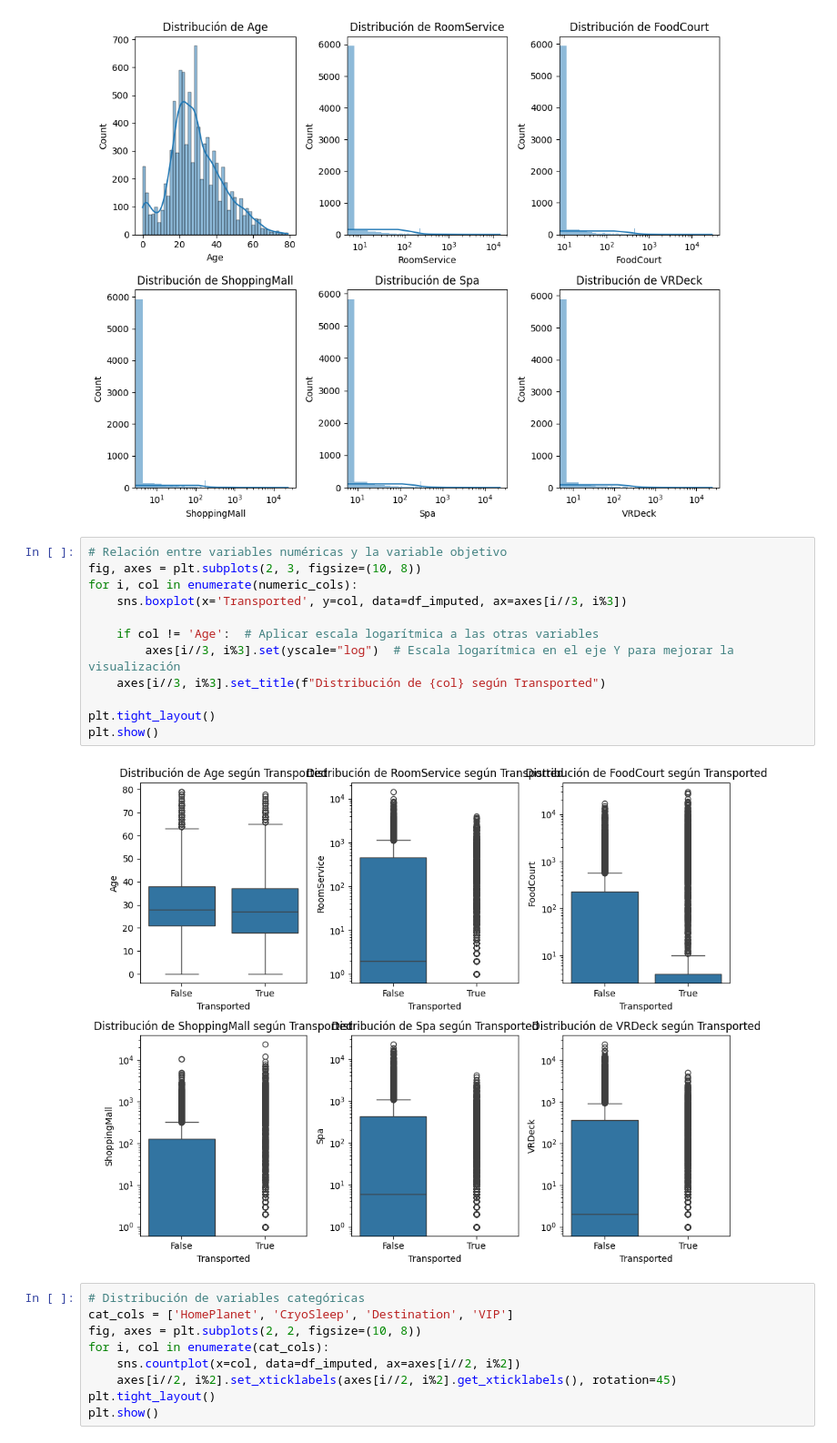
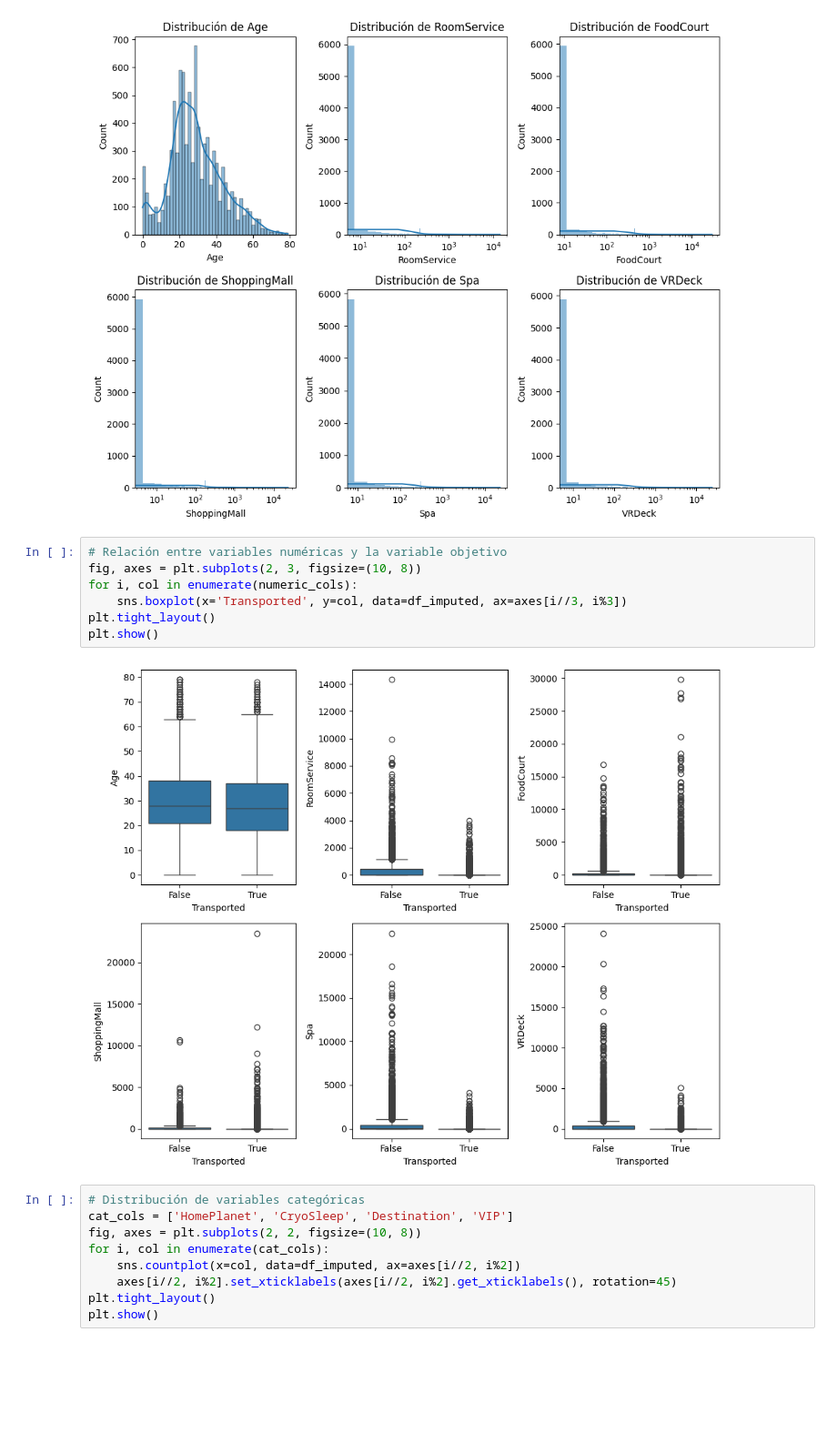
Before and after one commit to EmmaMontalbanA/RetoSpace, a Jupyter notebook: spaces_titanic_v2.ipynb, the cells around one changed output. Shown at 91% size. Drawn from its saved outputs; the diff is of its cells as text; blank space fills up the shorter version.

```diff
--- a/spaces_titanic_v2.ipynb
+++ b/spaces_titanic_v2.ipynb
@@ -224,17 +271,12 @@ plt.show()
 # %%
 # Relación entre variables numéricas y la variable objetivo
 fig, axes = plt.subplots(2, 3, figsize=(10, 8))
 for i, col in enumerate(numeric_cols):
     sns.boxplot(x='Transported', y=col, data=df_imputed, ax=axes[i//3, i%3])
-
-    if col != 'Age':  # Aplicar escala logarítmica a las otras variables
-        axes[i//3, i%3].set(yscale="log")  # Escala logarítmica en el eje Y para mejorar la visualización
-    axes[i//3, i%3].set_title(f"Distribución de {col} según Transported")
-
 plt.tight_layout()
 plt.show()
 # %% [output]
-[figure, old version]
+[figure, new version]
 # %%
 # Distribución de variables categóricas
 cat_cols = ['HomePlanet', 'CryoSleep', 'Destination', 'VIP']
```
Also changed, not shown: parts of 14 cells of this notebook, 1 other file.
